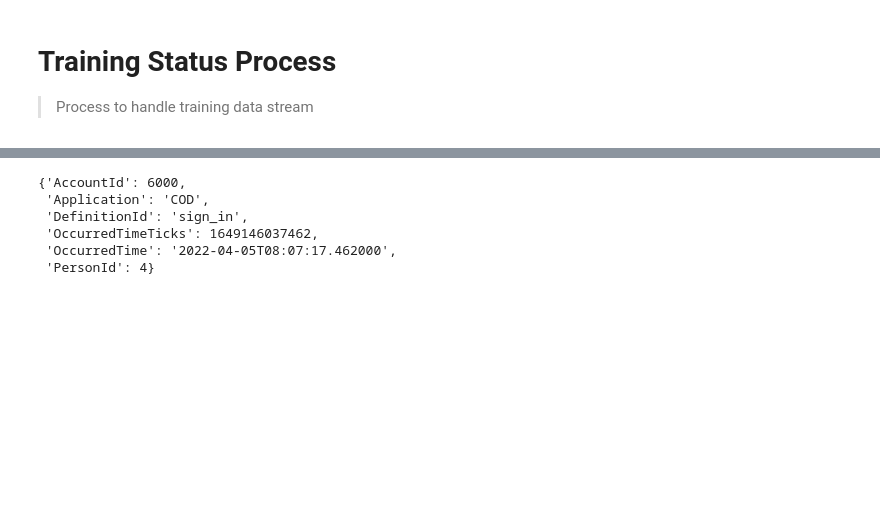
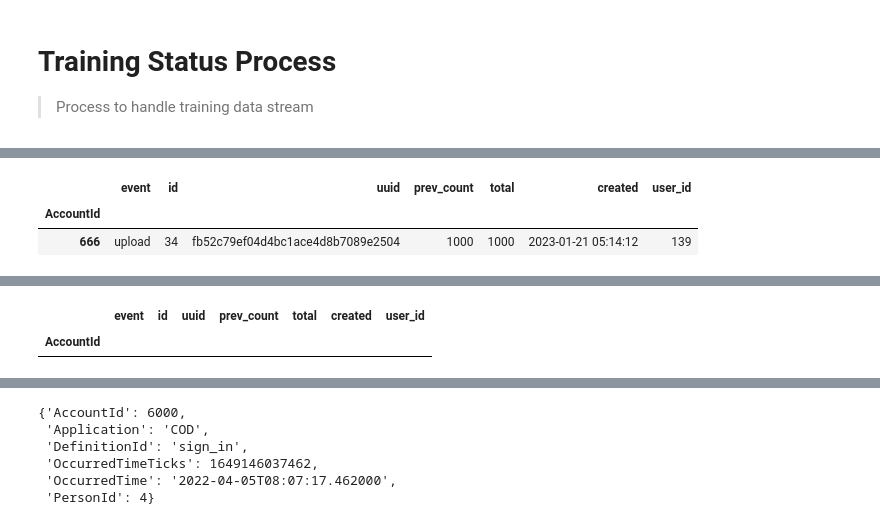
Before and after one commit to airtai/airt-service, a Jupyter notebook: notebooks/Training_Status_Process.ipynb, the cells around one changed output, grey strips where cells are left out. Cells and saved outputs as stored; diff of their text form; code cells hidden in the pictures; blank space fills up the shorter version.

```diff
--- a/notebooks/Training_Status_Process.ipynb
+++ b/notebooks/Training_Status_Process.ipynb
@@ -347,0 +418,78 @@ with get_session_with_context() as session:
+# %%
+dummy_fast_kafka_api = FastKafkaAPI(FastAPI())
+
+
+async def dummy_to_infobip_training_data_status(*args, **kwargs):
+    logger.info("from dummy func for to_infobip_training_data_status")
+
+
+dummy_fast_kafka_api.to_infobip_training_data_status = (
+    dummy_to_infobip_training_data_status
+)
+
+
+with get_session_with_context() as session:
+    test_upload_event = TrainingStreamStatus._create(
+        account_id=666,
+        event="upload",
+        count=1000,
+        total=1000,
+        user=user,
+        session=session,
+    )
+
+    user = session.exec(select(User).where(User.username == test_username)).one()
+    test_recent_events = get_recent_event_for_user(
+        username=test_username, session=session
+    )
+    display(test_recent_events)
+    test_ch_df = pd.DataFrame(
+        {"curr_count": [1000], "AccountId": [666], "curr_check_on": [datetime.utcnow()]}
+    ).set_index("AccountId")
+
+    await process_dataframes(
+        recent_events_df=test_recent_events,
+        ch_df=test_ch_df,
+        user=user,
+        session=session,
+        fast_kafka_api_app=dummy_fast_kafka_api,
+    )
+    changed_recent_events = get_recent_event_for_user(
+        username=test_username, session=session
+    )
+    pd.testing.assert_frame_equal(test_recent_events, changed_recent_events)
+    #     assert test_recent_events == changed_recent_events
+
+    sleep(12)
+    test_ch_df = pd.DataFrame(
+        {"curr_count": [1000], "AccountId": [666], "curr_check_on": [datetime.utcnow()]}
+    ).set_index("AccountId")
+    await process_dataframes(
+        recent_events_df=test_recent_events,
+        ch_df=test_ch_df,
+        user=user,
+        session=session,
+        end_timedelta=10,
+        fast_kafka_api_app=dummy_fast_kafka_api,
+    )
+
+    changed_recent_events = get_recent_event_for_user(
+        username=test_username, session=session
+    )
+    display(changed_recent_events)
+    assert changed_recent_events.empty
+
+    most_recent_event = session.exec(
+        select(TrainingStreamStatus)
+        .where(TrainingStreamStatus.user == user)
+        #         .where(TrainingStreamStatus.account_id == 666)
+        .order_by(TrainingStreamStatus.id.desc())
+        .limit(1)
+    ).one()
+    display(f"{most_recent_event=}")
+    assert most_recent_event.account_id == 666
+    assert most_recent_event.event == "end"
+# %% [output]
+|  | event | id | uuid | prev_count | total | created | user_id |
+| AccountId |  |  |  |  |  |  |  |
+| 666 | upload | 34 | fb52c79ef04d4bc1ace4d8b7089e2504 | 1000 | 1000 | 2023-01-21 05:14:12 | 139 |
@@ -347,0 +497,2 @@ with get_session_with_context() as session:
+|  | event | id | uuid | prev_count | total | created | user_id |
+| AccountId |  |  |  |  |  |  |  |
```
Also changed, not shown: parts of 21 cells of this notebook, 16 other files.
